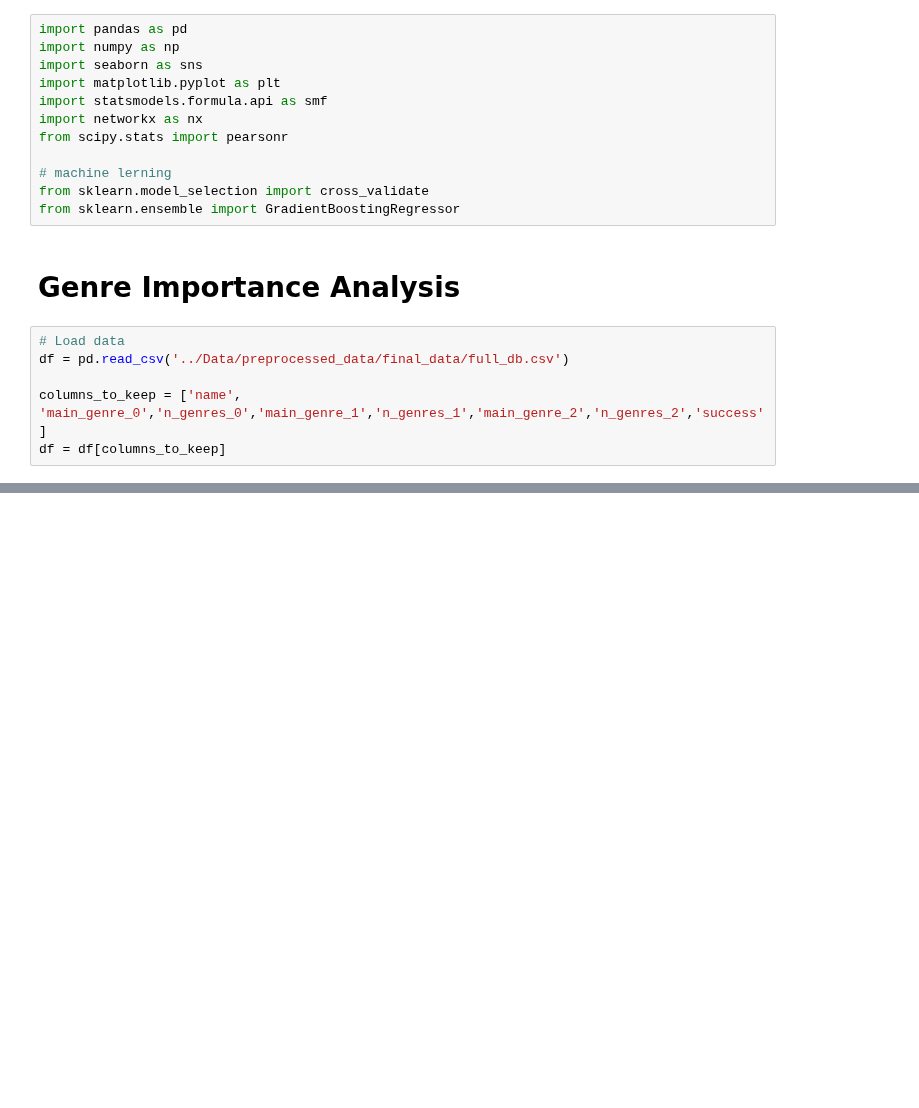
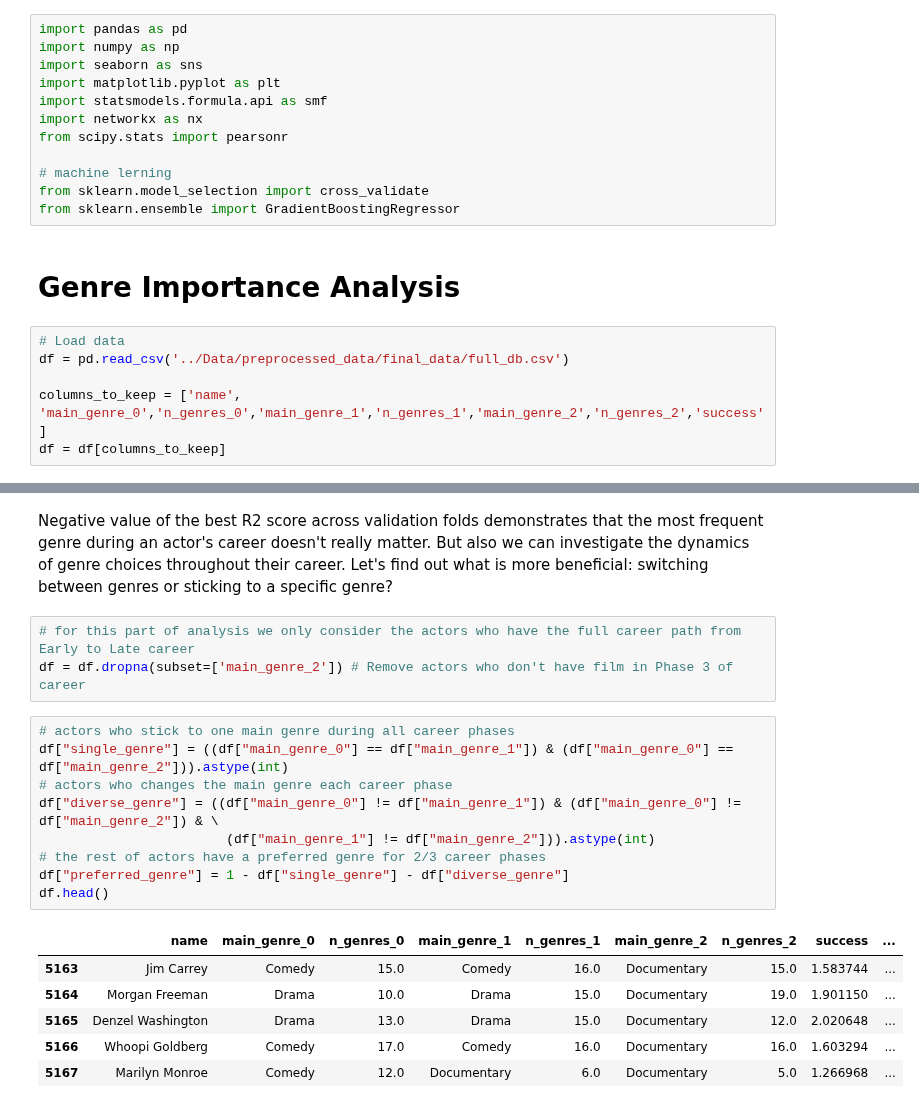
Before and after one commit to epfl-ada/ada-2023-project-cinemada, a Jupyter notebook: Preprocessing/analysis_genre.ipynb, the cells around one changed output, grey strips where cells are left out. Cells and saved outputs as stored; diff of their text form; blank space fills up the shorter version.

```diff
--- a/Preprocessing/analysis_genre.ipynb
+++ b/Preprocessing/analysis_genre.ipynb
@@ -28,0 +110,21 @@ sorted_df.head(3)
+# %% [markdown]
+Negative value of the best R2 score across validation folds demonstrates that the most frequent genre during an actor's career doesn't really matter. But also we can investigate the dynamics of genre choices throughout their career. Let's find out what is more beneficial: switching between genres or sticking to a specific genre?
+# %%
+# for this part of analysis we only consider the actors who have the full career path from Early to Late career
+df = df.dropna(subset=['main_genre_2']) # Remove actors who don't have film in Phase 3 of career
+# %%
+# actors who stick to one main genre during all career phases
+df["single_genre"] = ((df["main_genre_0"] == df["main_genre_1"]) & (df["main_genre_0"] == df["main_genre_2"])).astype(int)
+# actors who changes the main genre each career phase
+df["diverse_genre"] = ((df["main_genre_0"] != df["main_genre_1"]) & (df["main_genre_0"] != df["main_genre_2"]) & \
+                        (df["main_genre_1"] != df["main_genre_2"])).astype(int)
+# the rest of actors have a preferred genre for 2/3 career phases
+df["preferred_genre"] = 1 - df["single_genre"] - df["diverse_genre"]
+df.head()
+# %% [output]
+|  | name | main_genre_0 | n_genres_0 | main_genre_1 | n_genres_1 | main_genre_2 | n_genres_2 | success | ... |
+| 5163 | Jim Carrey | Comedy | 15.0 | Comedy | 16.0 | Documentary | 15.0 | 1.583744 | ... |
+| 5164 | Morgan Freeman | Drama | 10.0 | Drama | 15.0 | Documentary | 19.0 | 1.901150 | ... |
+| 5165 | Denzel Washington | Drama | 13.0 | Drama | 15.0 | Documentary | 12.0 | 2.020648 | ... |
+| 5166 | Whoopi Goldberg | Comedy | 17.0 | Comedy | 16.0 | Documentary | 16.0 | 1.603294 | ... |
+| 5167 | Marilyn Monroe | Comedy | 12.0 | Documentary | 6.0 | Documentary | 5.0 | 1.266968 | ... |
```
Also changed, not shown: parts of 14 cells of this notebook.
